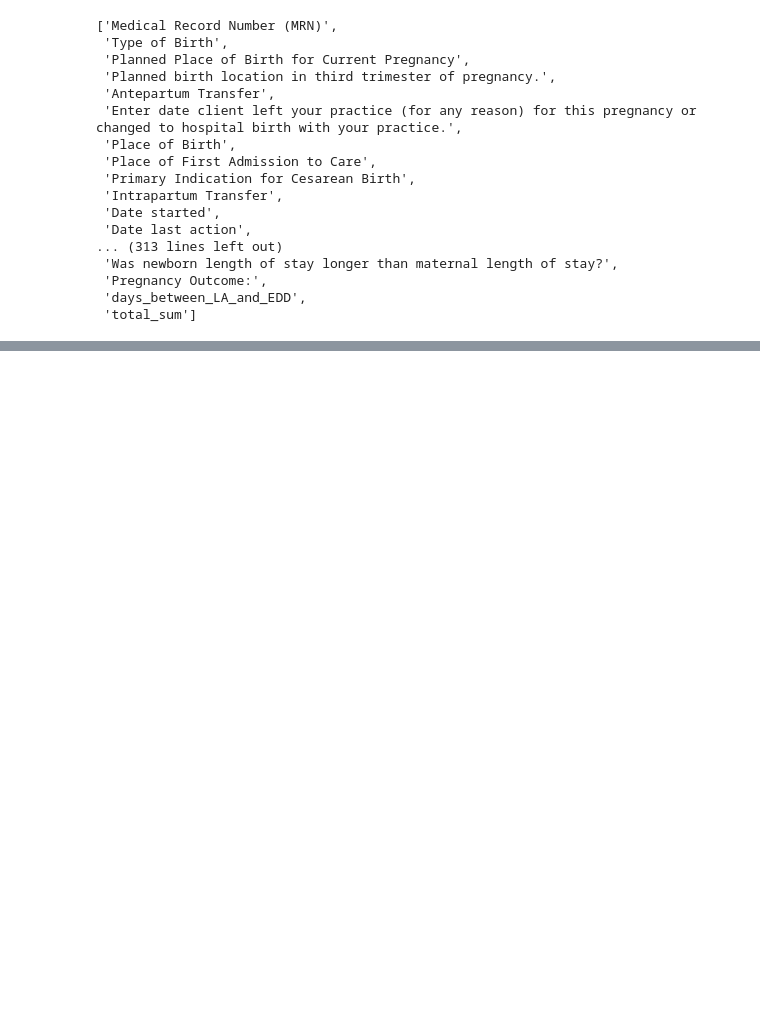
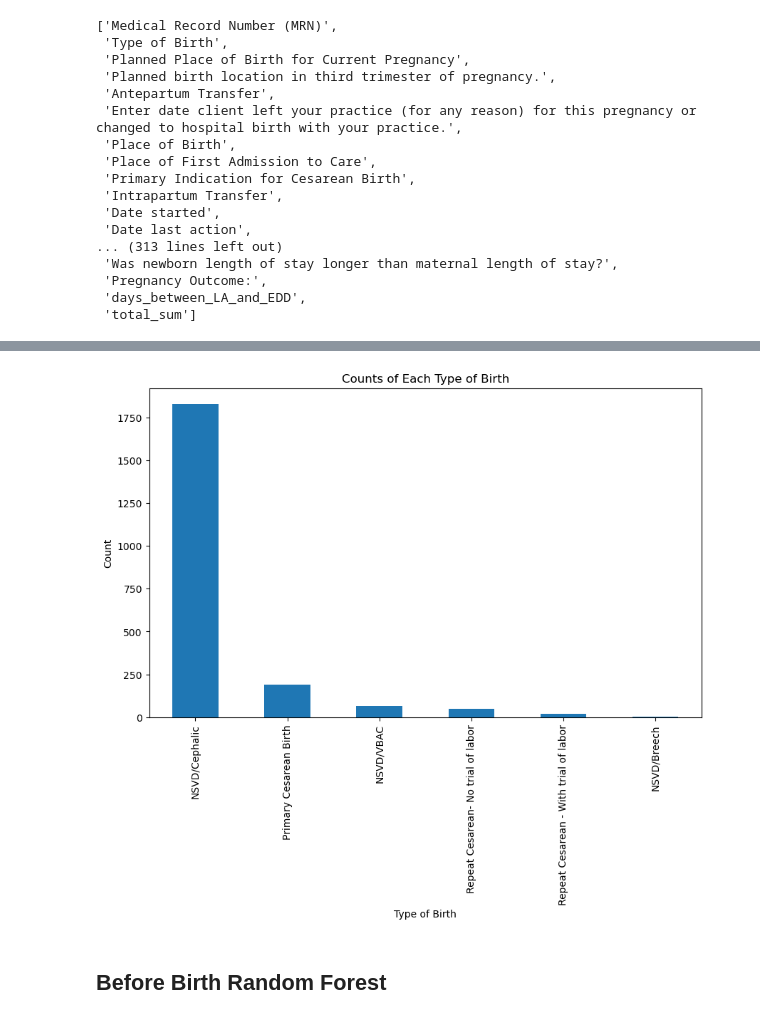
Before and after one commit to SwagmasterMatt/birth-center-outcomes-ML, a Jupyter notebook: pre_processing.ipynb, the cells around one changed output, grey strips where cells are left out. Saved outputs shown, nothing was run; the diff lists cells and outputs as text; code cells hidden in the pictures; blank space fills up the shorter version.

```diff
--- a/pre_processing.ipynb
+++ b/pre_processing.ipynb
@@ -874,3 +874,5 @@ shape: (2_156, 7)
 | 2021-10-27 | 2022-01-25 | 2021-11-01 | 2021-11-07 | -85 | 1.017341 | ... |
 # %%
 cleaned_df.write_csv("cleaned_data.csv")
+# %%
+pandas_cleaned_data = pd.read_csv('cleaned_data.csv', header = 0)
@@ -876,0 +895,17 @@ cleaned_df.write_csv("cleaned_data.csv")
+# %%
+import matplotlib.pyplot as plt
+
+# Get the value counts for the "Type of Birth" column
+type_counts = pandas_cleaned_data["Type of Birth"].value_counts()
+
+# Plot the bar chart
+plt.figure(figsize=(10, 6))
+type_counts.plot(kind='bar')
+plt.xlabel("Type of Birth")
+plt.ylabel("Count")
+plt.title("Counts of Each Type of Birth")
+plt.show()
+# %% [output]
+[figure, added]
+# %% [markdown]
+## Before Birth Random Forest
```
Also changed, not shown: parts of 8 cells of this notebook.
